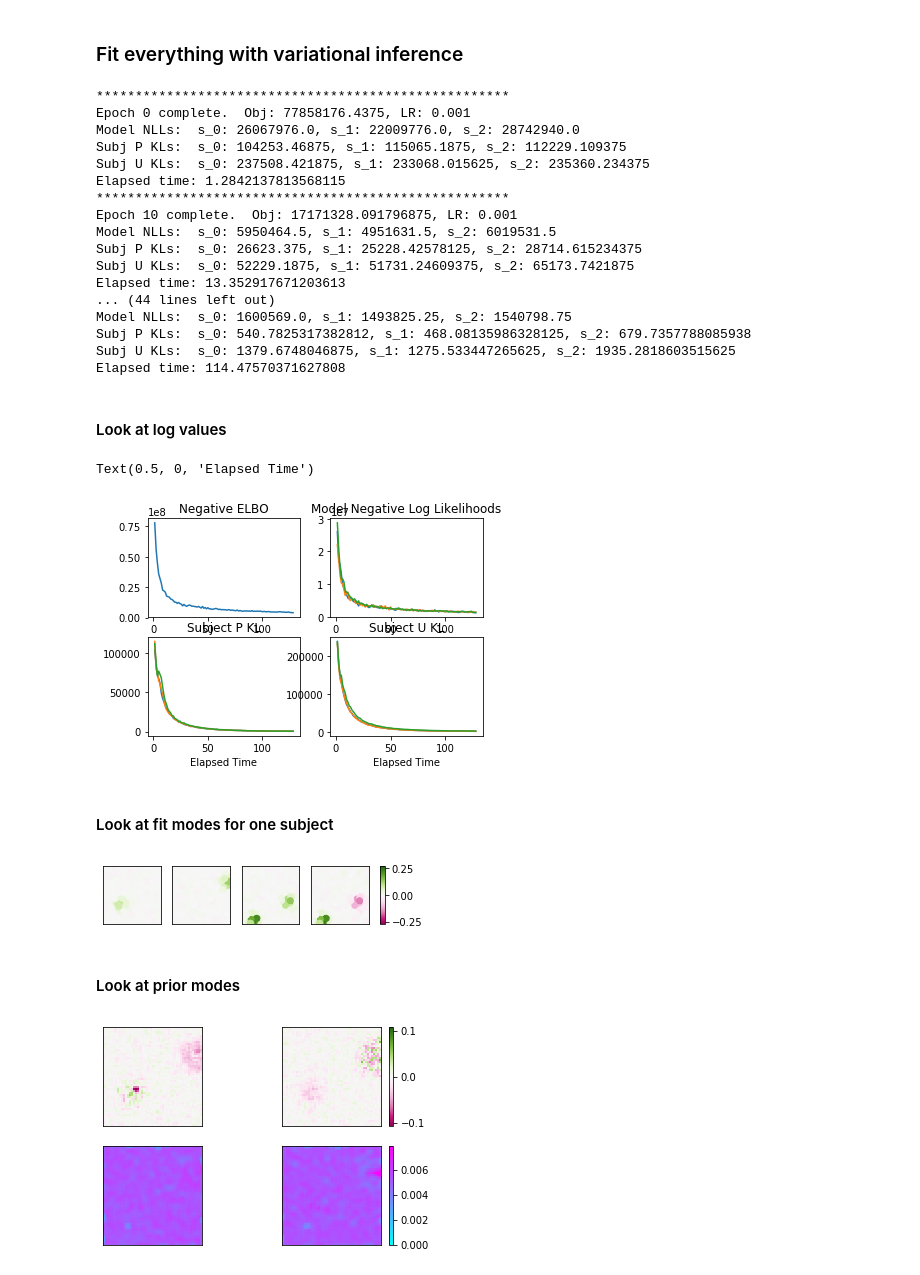
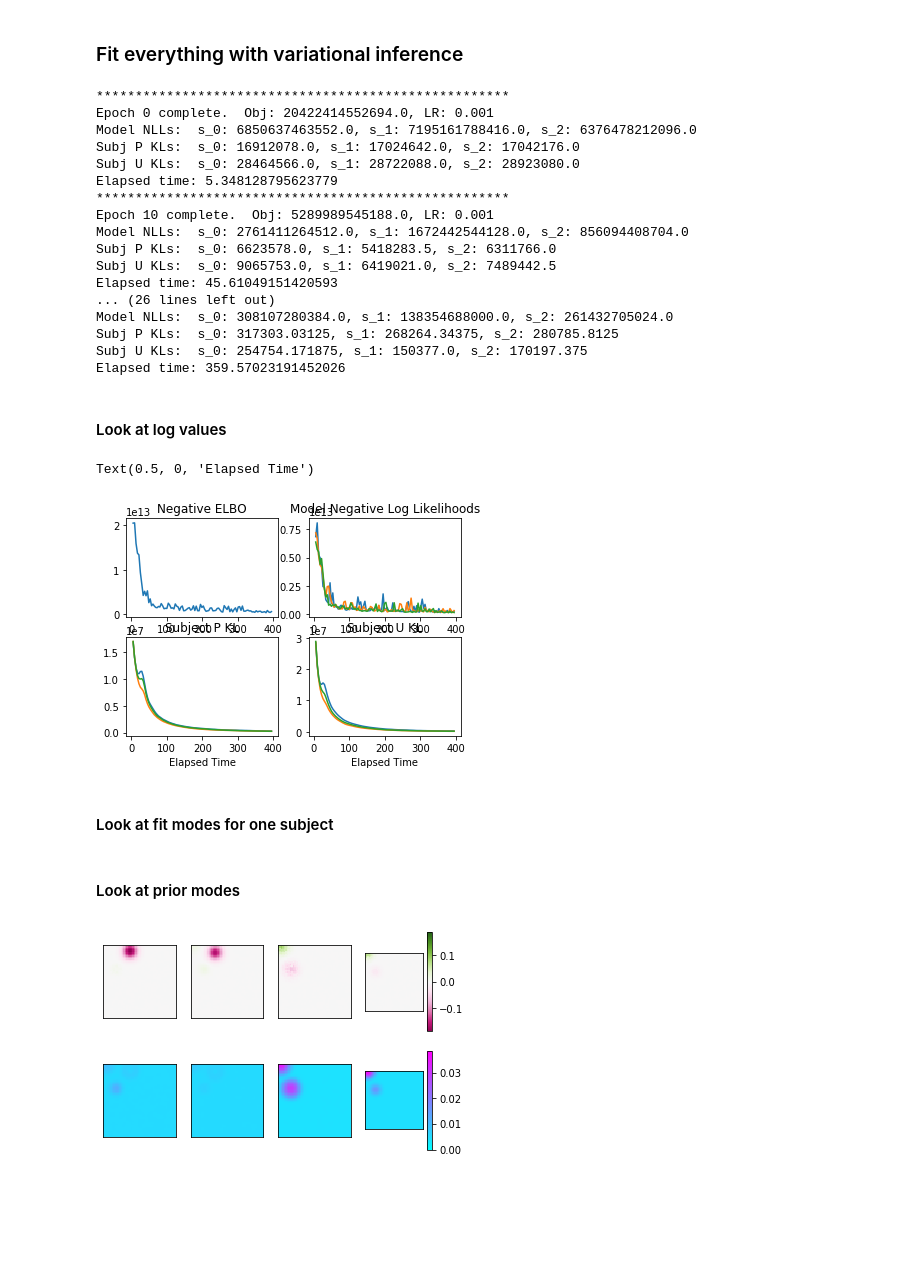
Before and after one commit to wbishopJanelia/janelia_core, a Jupyter notebook: development/develolp_BumpInputWithRecursiveDynamicsScenario.ipynb, the cells around one changed output. Drawn from its saved outputs; the diff is of its cells as text; code cells hidden in the pictures; blank space fills up the shorter version.

```diff
--- a/development/develolp_BumpInputWithRecursiveDynamicsScenario.ipynb
+++ b/development/develolp_BumpInputWithRecursiveDynamicsScenario.ipynb
@@ -18,7 +18,7 @@ from janelia_core.ml.latent_regression.vi import MultiSubjectVIFitter
 # %%
 n_subjects = 3
 n_modes = 2
-n_neuron_range = [1000, 1000]
+n_neuron_range = [100000, 100000]
 n_dims = 2
 n_smps_range = [1000, 1100]
 prior_std = .001
@@ -122,22 +109,22 @@ logs=vi_fitter.fit(n_epochs=100, n_batches=10, update_int=10,
                    learning_rates=.001)
 # %% [output]
 *****************************************************
-Epoch 0 complete.  Obj: 77858176.4375, LR: 0.001
-Model NLLs:  s_0: 26067976.0, s_1: 22009776.0, s_2: 28742940.0
-Subj P KLs:  s_0: 104253.46875, s_1: 115065.1875, s_2: 112229.109375
-Subj U KLs:  s_0: 237508.421875, s_1: 233068.015625, s_2: 235360.234375
-Elapsed time: 1.2842137813568115
+Epoch 0 complete.  Obj: 20422414552694.0, LR: 0.001
+Model NLLs:  s_0: 6850637463552.0, s_1: 7195161788416.0, s_2: 6376478212096.0
+Subj P KLs:  s_0: 16912078.0, s_1: 17024642.0, s_2: 17042176.0
+Subj U KLs:  s_0: 28464566.0, s_1: 28722088.0, s_2: 28923080.0
+Elapsed time: 5.348128795623779
 *****************************************************
-Epoch 10 complete.  Obj: 17171328.091796875, LR: 0.001
-Model NLLs:  s_0: 5950464.5, s_1: 4951631.5, s_2: 6019531.5
-Subj P KLs:  s_0: 26623.375, s_1: 25228.42578125, s_2: 28714.615234375
-Subj U KLs:  s_0: 52229.1875, s_1: 51731.24609375, s_2: 65173.7421875
-Elapsed time: 13.352917671203613
-... (44 lines left out)
-Model NLLs:  s_0: 1600569.0, s_1: 1493825.25, s_2: 1540798.75
-Subj P KLs:  s_0: 540.7825317382812, s_1: 468.08135986328125, s_2: 679.7357788085938
-Subj U KLs:  s_0: 1379.6748046875, s_1: 1275.533447265625, s_2: 1935.2818603515625
-Elapsed time: 114.47570371627808
+Epoch 10 complete.  Obj: 5289989545188.0, LR: 0.001
+Model NLLs:  s_0: 2761411264512.0, s_1: 1672442544128.0, s_2: 856094408704.0
+Subj P KLs:  s_0: 6623578.0, s_1: 5418283.5, s_2: 6311766.0
+Subj U KLs:  s_0: 9065753.0, s_1: 6419021.0, s_2: 7489442.5
+Elapsed time: 45.61049151420593
+... (26 lines left out)
+Model NLLs:  s_0: 308107280384.0, s_1: 138354688000.0, s_2: 261432705024.0
+Subj P KLs:  s_0: 317303.03125, s_1: 268264.34375, s_2: 280785.8125
+Subj U KLs:  s_0: 254754.171875, s_1: 150377.0, s_2: 170197.375
+Elapsed time: 359.57023191452026
 # %% [markdown]
 #### Look at log values
 # %%
@@ -162,7 +149,7 @@ plt.title('Subject U KL')
 plt.xlabel('Elapsed Time')
 # %% [output]
 Text(0.5, 0, 'Elapsed Time')
-[figure, old version]
+[figure, new version]
 # %% [markdown]
 #### Look at fit modes for one subject
 # %%
@@ -173,14 +160,12 @@ u_mn = subject_collections[fit_s].u_dists[0].form_standard_sample(
     subject_collections[fit_s].u_dists[0].sample(neuron_u_pos)).cpu().detach().numpy()
 # %%
 plot_2d_modes(modes=u_mn, neuron_p=neuron_u_pos)
-# %% [output]
-[figure, removed]
 # %% [markdown]
 #### Look at prior modes
 # %%
-plot_2d_conditional_prior(prior_dists[0][1])
+plot_2d_conditional_prior(prior_dists[1][0].to('cpu'))
 # %% [output]
-[figure, old version]
+[figure, new version]
 # %%
 d = torch.device('cpu')
 # %%
```
Also changed, not shown: parts of 7 cells of this notebook, 2 other files.
